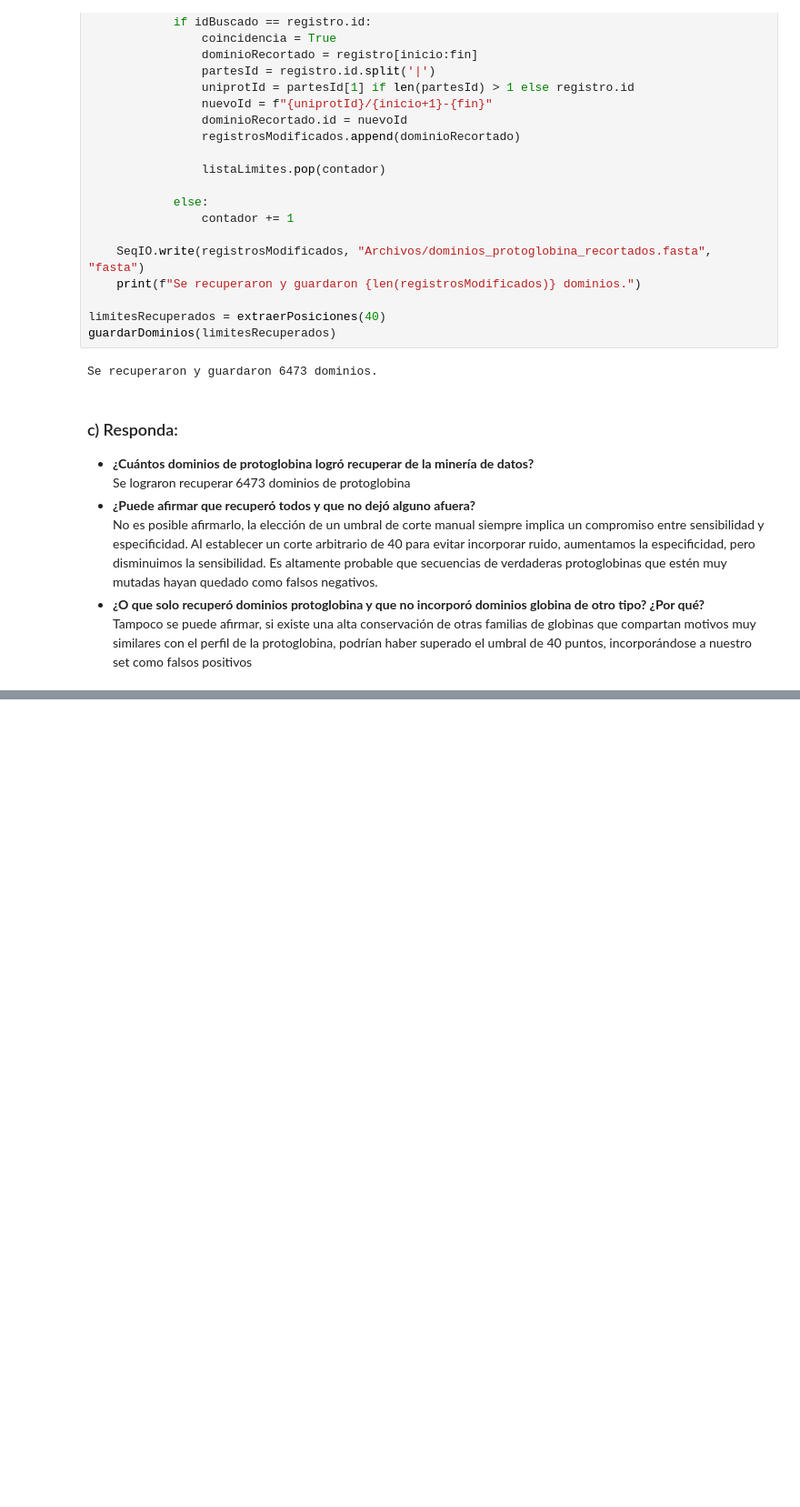
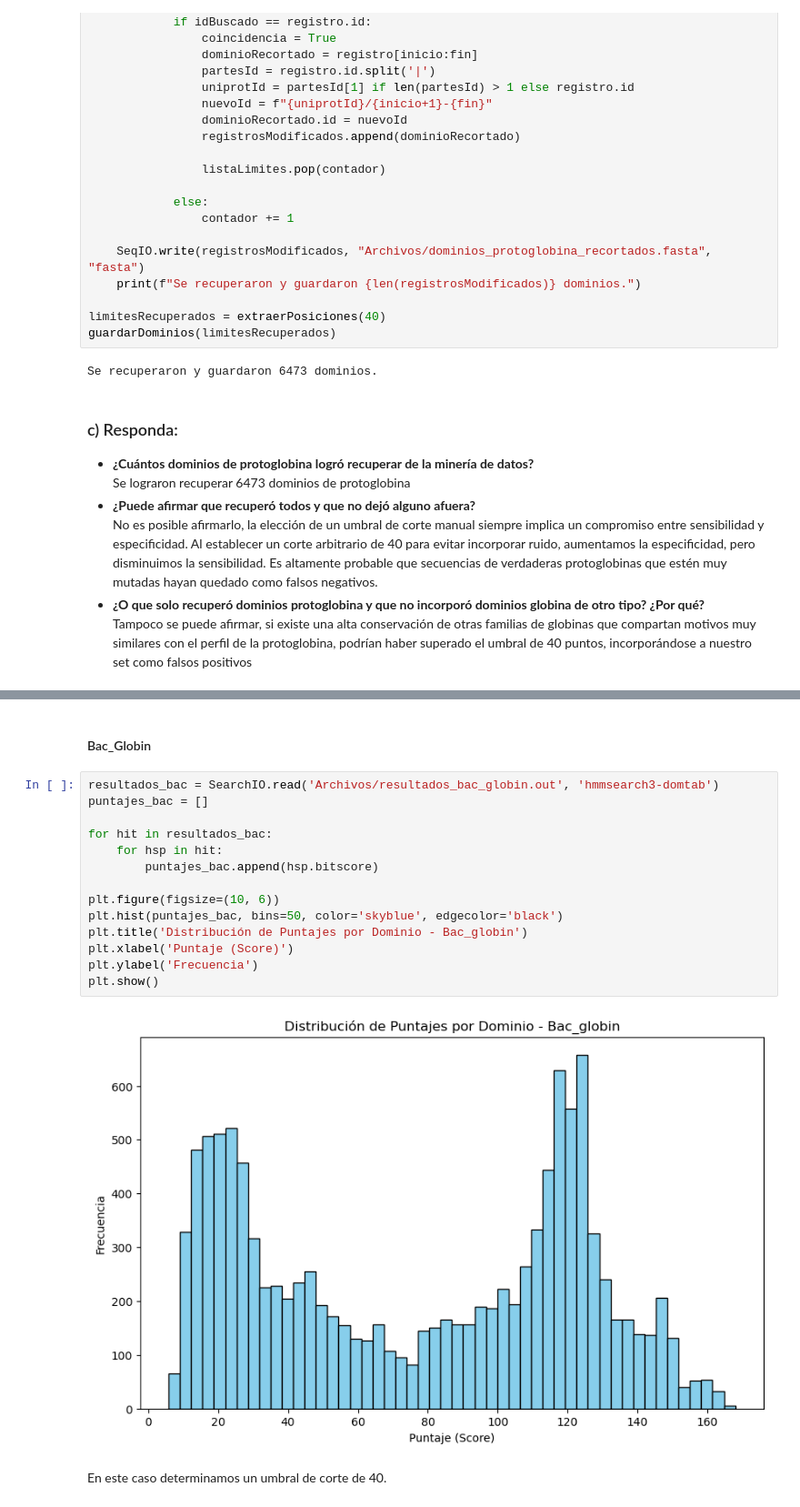
Before and after one commit to Nicowkra/BioInfoTps, a Jupyter notebook: TP4/TP4.ipynb, the cells around one changed output, grey strips where cells are left out. Shown at 91% size. Drawn from its saved outputs; the diff is of its cells as text; blank space fills up the shorter version.

```diff
--- a/TP4/TP4.ipynb
+++ b/TP4/TP4.ipynb
@@ -119,0 +259,20 @@ Tampoco se puede afirmar, si existe una alta conservación de otras familias de
+# %% [markdown]
+#### Bac_Globin
+# %%
+resultados_bac = SearchIO.read('Archivos/resultados_bac_globin.out', 'hmmsearch3-domtab')
+puntajes_bac = []
+
+for hit in resultados_bac:
+    for hsp in hit:
+        puntajes_bac.append(hsp.bitscore)
+
+plt.figure(figsize=(10, 6))
+plt.hist(puntajes_bac, bins=50, color='skyblue', edgecolor='black')
+plt.title('Distribución de Puntajes por Dominio - Bac_globin')
+plt.xlabel('Puntaje (Score)')
+plt.ylabel('Frecuencia')
+plt.show()
+# %% [output]
+[figure, added]
+# %% [markdown]
+En este caso determinamos un umbral de corte de 40.
```
Also changed, not shown: parts of 17 cells of this notebook, 14 other files.
